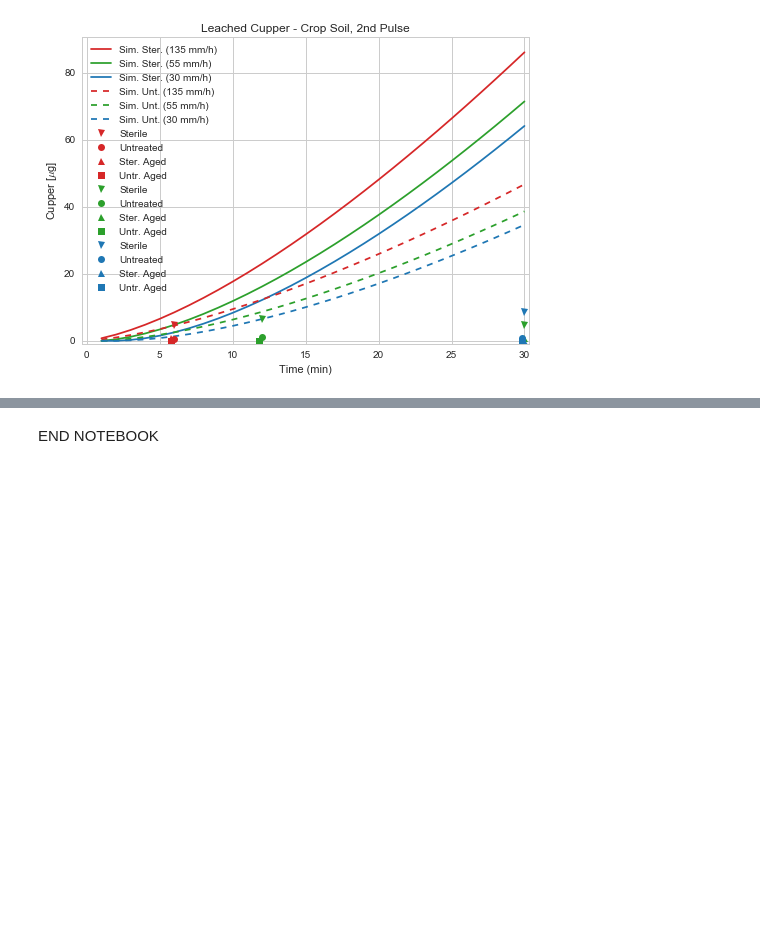
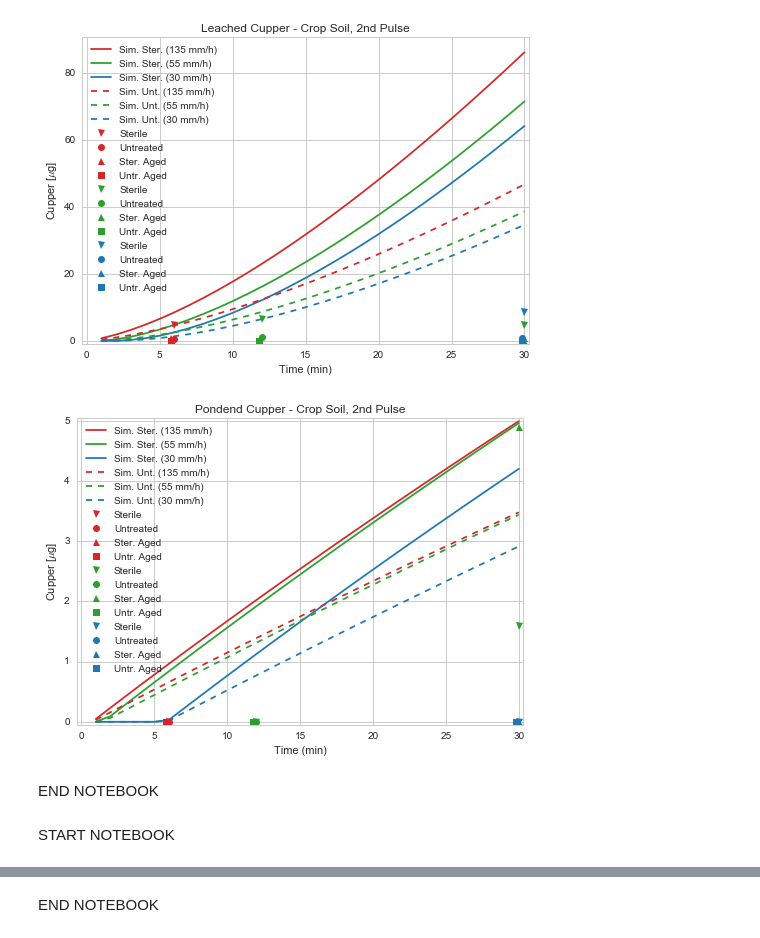
Before and after one commit to DayTimeChunks/LeachingSimulations, a Jupyter notebook: Leaching Model - Annual Crop Soil.ipynb, the cells around one changed output, grey strips where cells are left out. Cells and saved outputs as stored; diff of their text form; code cells hidden in the pictures; blank space fills up the shorter version.

```diff
--- a/Leaching Model - Annual Crop Soil.ipynb
+++ b/Leaching Model - Annual Crop Soil.ipynb
@@ -1062,3 +1073,29 @@ pestiplot_all(mass_percol2,
               'Cupper')
 # %% [output]
 [figure]
+# %%
+
+# Ponded sterilized
+mass_pond_st_135mmh = cum_cu_crop2[:, 13]
+mass_pond_st_55mmh = cum_cu_crop2[:, 14]
+mass_pond_st_30mmh = cum_cu_crop2[:, 15]
+
+# Ponded untreated
+mass_pond_un_135mmh = cum_cu_crop2[:, 16]
+mass_pond_un_55mmh = cum_cu_crop2[:, 17]
+mass_pond_un_30mmh = cum_cu_crop2[:, 18]
+
+mass_pond2 = stackdata6(cum_time_30min,
+        mass_pond_st_135mmh, mass_pond_st_55mmh, mass_pond_st_30mmh,
+        mass_pond_un_135mmh, mass_pond_un_55mmh, mass_pond_un_30mmh)
+# %%
+pestiplot_all(mass_pond2,
+              pond2_cu_high_6min, pond2_cu_med_12min, pond2_cu_med_30min, pond2_cu_low_30min,
+              'Pondend Cupper - Crop Soil, 2nd Pulse',
+              'Cupper')
+# %% [output]
+[figure, added]
+# %% [markdown]
+END NOTEBOOK
+# %% [markdown]
+START NOTEBOOK
```
Also changed, not shown: parts of 25 cells of this notebook, 1 other file.
